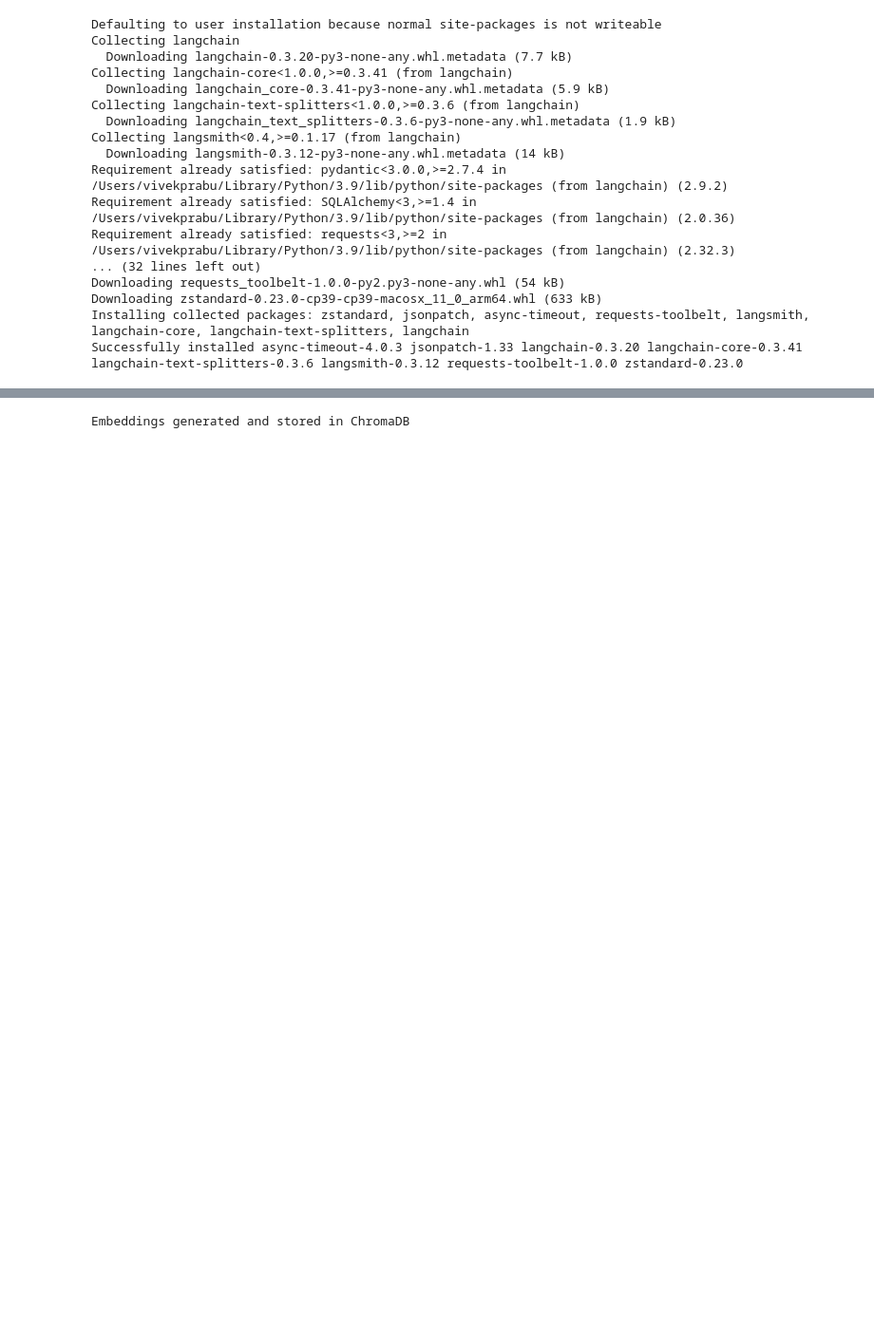
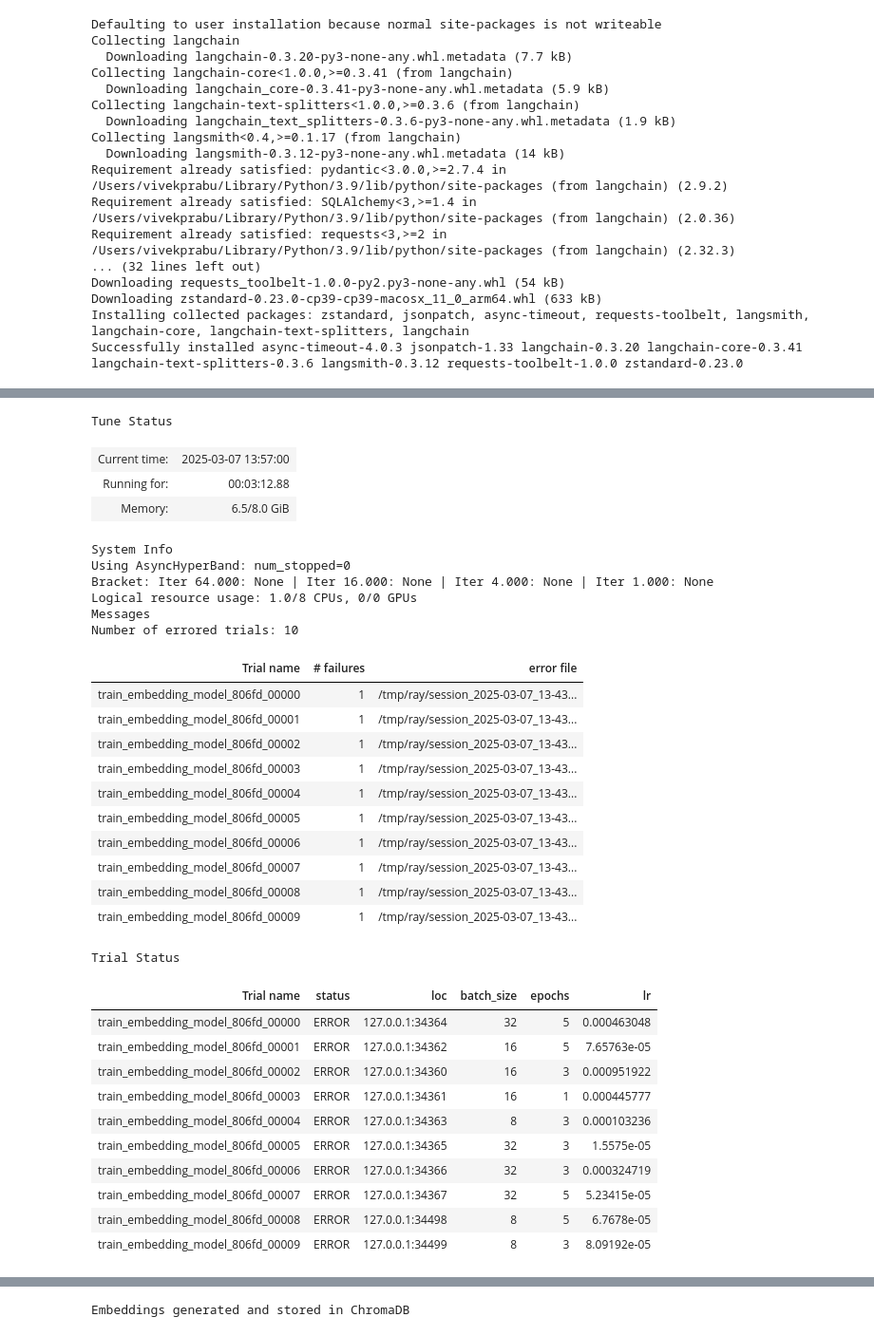
Before and after one commit to vivekprasanna/ShopTalk, a Jupyter notebook: research-initial python notebooks/ShopTalk-DataCleaning.ipynb, the cells around one changed output, grey strips where cells are left out. Shown at 95% size. Saved outputs shown, nothing was run; the diff lists cells and outputs as text; code cells hidden in the pictures; blank space fills up the shorter version.

Commit message:
Added Ray[Tune] to finetune model used for embeddings

```diff
--- a/research-initial python notebooks/ShopTalk-DataCleaning.ipynb
+++ b/research-initial python notebooks/ShopTalk-DataCleaning.ipynb
@@ -528,0 +556,75 @@ Successfully installed async-timeout-4.0.3 jsonpatch-1.33 langchain-0.3.20 langc
+# %%
+### UNFORTUNATELY I CANNOT RUN RAY[TUNE] BECAUSE OF MY ENVIRONMENT KEEPS CRASHING
+
+import ray
+from ray import tune
+from ray.tune.schedulers import ASHAScheduler
+from sentence_transformers import SentenceTransformer, losses, InputExample
+from torch.utils.data import DataLoader
+import torch
+
+df_tune_sample = df_sample.sample(200)
+
+# Load and preprocess dataset
+train_data = [InputExample(texts=[row['complete_product_description']], label=0) for _, row in df_tune_sample.iterrows()]
+
+# Define the fine-tuning function
+def train_embedding_model(config):
+    model = SentenceTransformer("sentence-transformers/all-MiniLM-L6-v2")  # Load base model
+    train_dataloader = DataLoader(train_data, batch_size=config["batch_size"], shuffle=True)
+    train_loss = losses.CosineSimilarityLoss(model)
+
+    # Use Adam optimizer
+    optimizer = torch.optim.Adam(model.parameters(), lr=config["lr"])
+
+    for epoch in range(config["epochs"]):
+        model.fit(train_objectives=[(train_dataloader, train_loss)], epochs=1, warmup_steps=100)
+
+    # Save model after training
+    model.save("fine_tuned_embedding_model")
+
+# Run Ray Tune hyperparameter search
+search_space = {
+    "lr": tune.loguniform(1e-5, 1e-3),
+    "batch_size": tune.choice([8, 16, 32]),
+    "epochs": tune.choice([1, 3, 5])
+}
+
+scheduler = ASHAScheduler(metric="loss", mode="min")
+tuner = tune.Tuner(train_embedding_model, param_space=search_space, tune_config=tune.TuneConfig(num_samples=10, scheduler=scheduler))
+
+tuner.fit()
+# %% [output]
+Tune Status
+| Current time: | 2025-03-07 13:57:00 |
+| Running for: | 00:03:12.88 |
+| Memory: | 6.5/8.0 GiB |
+System Info
+Using AsyncHyperBand: num_stopped=0
+Bracket: Iter 64.000: None | Iter 16.000: None | Iter 4.000: None | Iter 1.000: None
+Logical resource usage: 1.0/8 CPUs, 0/0 GPUs
+Messages
+Number of errored trials: 10
+| Trial name | # failures | error file |
+| train_embedding_model_806fd_00000 | 1 | /tmp/ray/session_2025-03-07_13-43... |
+| train_embedding_model_806fd_00001 | 1 | /tmp/ray/session_2025-03-07_13-43... |
+| train_embedding_model_806fd_00002 | 1 | /tmp/ray/session_2025-03-07_13-43... |
+| train_embedding_model_806fd_00003 | 1 | /tmp/ray/session_2025-03-07_13-43... |
+| train_embedding_model_806fd_00004 | 1 | /tmp/ray/session_2025-03-07_13-43... |
+| train_embedding_model_806fd_00005 | 1 | /tmp/ray/session_2025-03-07_13-43... |
+| train_embedding_model_806fd_00006 | 1 | /tmp/ray/session_2025-03-07_13-43... |
+| train_embedding_model_806fd_00007 | 1 | /tmp/ray/session_2025-03-07_13-43... |
+| train_embedding_model_806fd_00008 | 1 | /tmp/ray/session_2025-03-07_13-43... |
+| train_embedding_model_806fd_00009 | 1 | /tmp/ray/session_2025-03-07_13-43... |
+Trial Status
+| Trial name | status | loc | batch_size | epochs | lr |
+| train_embedding_model_806fd_00000 | ERROR | 127.0.0.1:34364 | 32 | 5 | 0.000463048 |
+| train_embedding_model_806fd_00001 | ERROR | 127.0.0.1:34362 | 16 | 5 | 7.65763e-05 |
+| train_embedding_model_806fd_00002 | ERROR | 127.0.0.1:34360 | 16 | 3 | 0.000951922 |
+| train_embedding_model_806fd_00003 | ERROR | 127.0.0.1:34361 | 16 | 1 | 0.000445777 |
+| train_embedding_model_806fd_00004 | ERROR | 127.0.0.1:34363 | 8 | 3 | 0.000103236 |
+| train_embedding_model_806fd_00005 | ERROR | 127.0.0.1:34365 | 32 | 3 | 1.5575e-05 |
+| train_embedding_model_806fd_00006 | ERROR | 127.0.0.1:34366 | 32 | 3 | 0.000324719 |
+| train_embedding_model_806fd_00007 | ERROR | 127.0.0.1:34367 | 32 | 5 | 5.23415e-05 |
+| train_embedding_model_806fd_00008 | ERROR | 127.0.0.1:34498 | 8 | 5 | 6.7678e-05 |
+| train_embedding_model_806fd_00009 | ERROR | 127.0.0.1:34499 | 8 | 3 | 8.09192e-05 |
```
Also changed, not shown: parts of 3 cells of this notebook.
